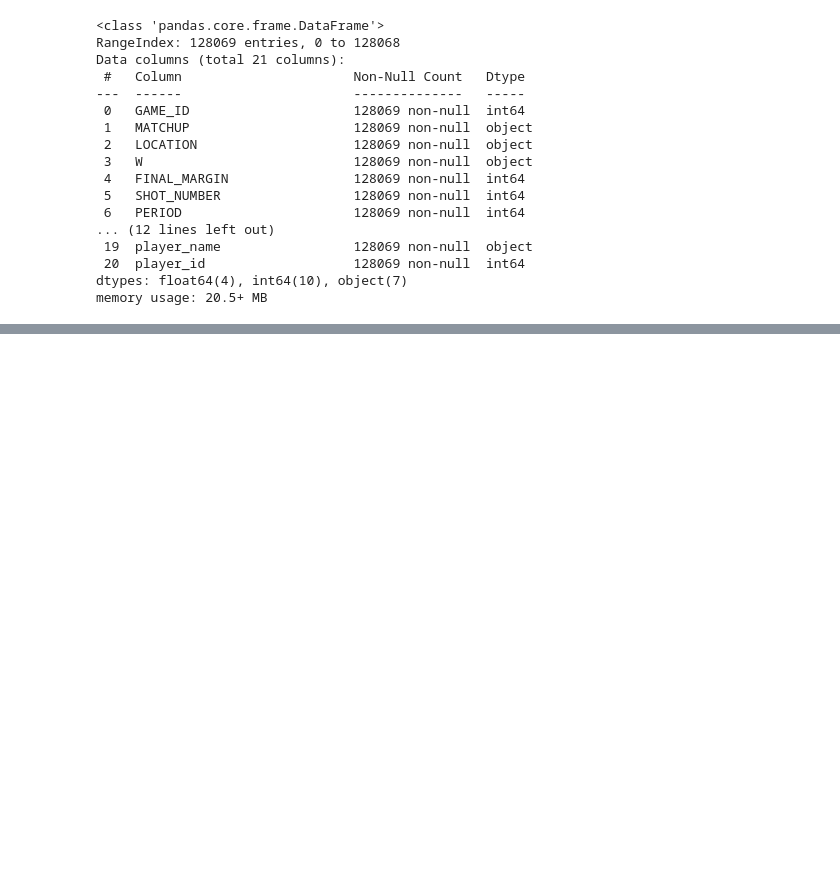
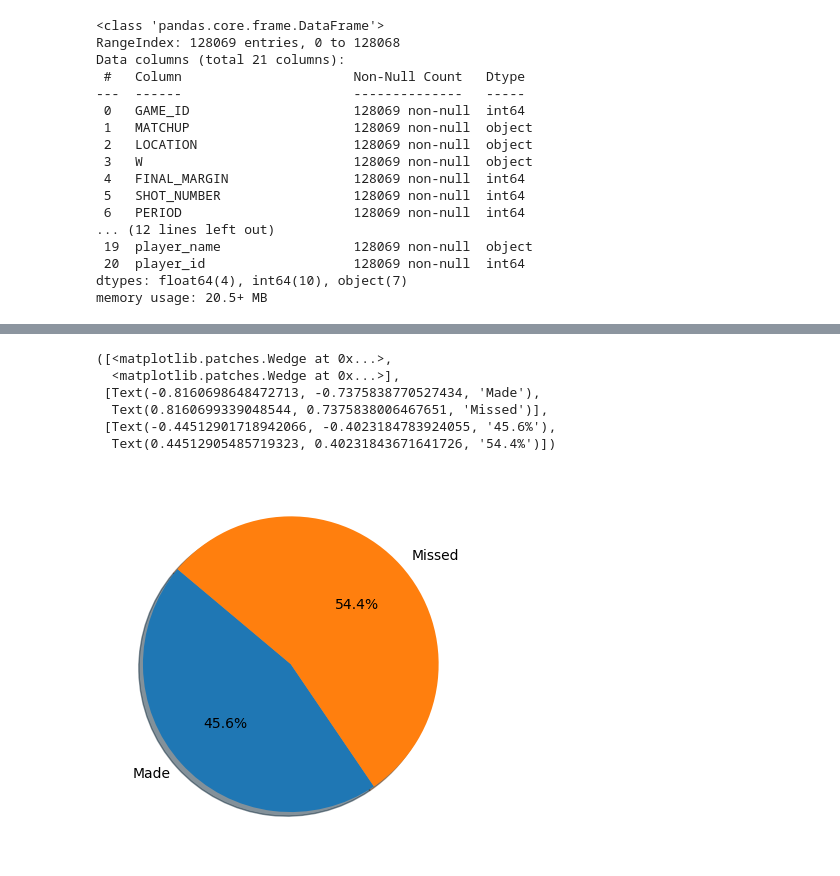
Before and after one commit to bearstmichael/proj1-group-3, a Jupyter notebook: nav.ipynb, the cells around one changed output, grey strips where cells are left out. Drawn from its saved outputs; the diff is of its cells as text; code cells hidden in the pictures; blank space fills up the shorter version.

```diff
--- a/nav.ipynb
+++ b/nav.ipynb
@@ -41,0 +145,24 @@ InvalidIndexError: (['SHOT_RESULT'], ['SHOT_DIST'], ['SHOT_CLOCK'])
+# %%
+#Pie chart of all shot results
+made_counter = 0
+missed_counter = 0
+
+for result in data_cleaned['result']:
+    if result == "made":
+        made_counter += 1
+    else:
+        missed_counter += 1
+
+pielist = [made_counter, missed_counter]
+labels = ["Made", "Missed"]
+
+plt.pie(pielist, labels = labels, autopct="%1.1f%%", shadow=True, startangle=140)
+#subplots get them on the same plot and add titles
+# %% [output]
+([<matplotlib.patches.Wedge at 0x...>,
+  <matplotlib.patches.Wedge at 0x...>],
+ [Text(-0.8160698648472713, -0.7375838770527434, 'Made'),
+  Text(0.8160699339048544, 0.7375838006467651, 'Missed')],
+ [Text(-0.44512901718942066, -0.4023184783924055, '45.6%'),
+  Text(0.44512905485719323, 0.40231843671641726, '54.4%')])
+[figure, added]
```
Also changed, not shown: parts of 9 cells of this notebook.
